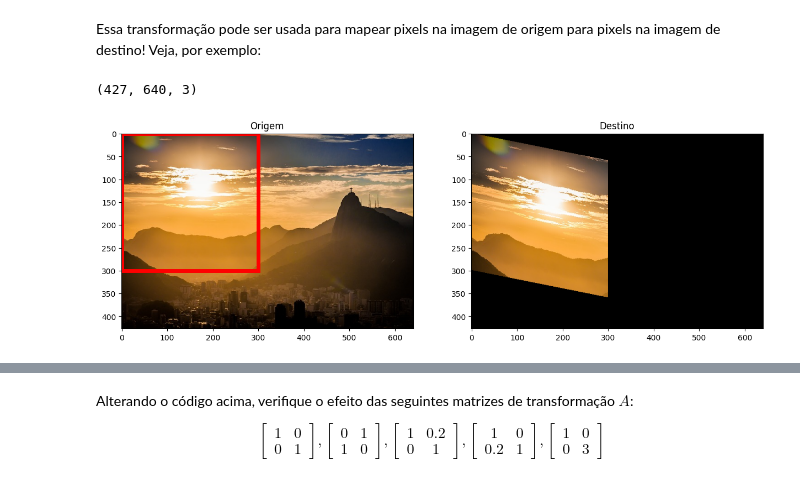
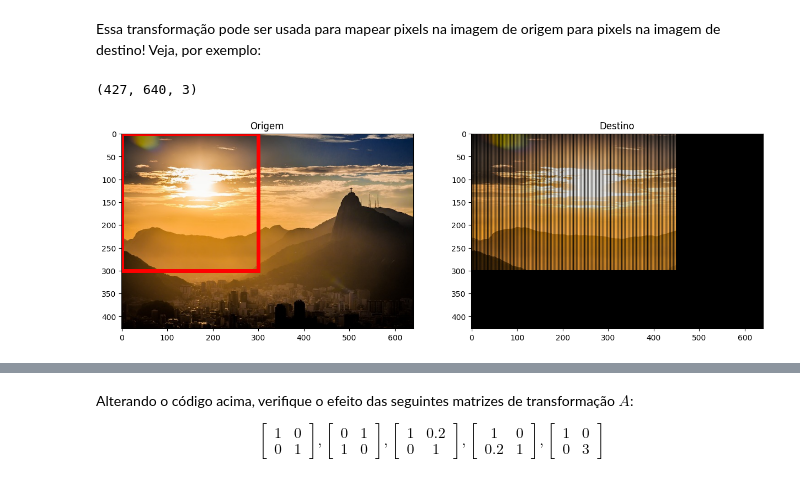
Before and after one commit to LuccaHiratsuca/AlgLin23-2, a Jupyter notebook: notebooks/03-geometria_analitica.ipynb, the cells around one changed output, grey strips where cells are left out. Drawn from its saved outputs; the diff is of its cells as text; code cells hidden in the pictures.

```diff
--- a/notebooks/03-geometria_analitica.ipynb
+++ b/notebooks/03-geometria_analitica.ipynb
@@ -903,32 +902,32 @@ Essa transformação pode ser usada para mapear pixels na imagem de origem para
 # %%
 image = mpimg.imread("rio_de_janeiro.jpg")
 image_ = np.zeros_like(image)
 
 X = criar_indices(0, 300, 0, 300)
 
-# A = np.array([[1, 0], [0, 1]])
+A = np.array([[1, 0], [0, 1.5]])
 # A = np.array([[0, 1], [1, 0]])
-A = np.array([[1, 0.2], [0, 1]])
+# A = np.array([[1, 0.2], [0, 1]])
 # A = np.array([[1, 0], [0, 3]])# Erro: Ao chegar no indice 214, ao multiplica-los por 3, passa do limite de 600 pixels.
 
 
 Xd = A @ X
 Xd = Xd.astype(int)
 
 image_[Xd[0,:], Xd[1,:], :] = image[X[0,:], X[1,:], :]
 
 print(image_.shape)
 plt.figure(figsize=(15,15))
 plt.subplot(1,2,1)
 plt.imshow(image)
 # Adiciona o retângulo indicando a área que foi recortada:
 plt.gca().add_patch(Rectangle((0,0),300,300,linewidth=5,edgecolor='r',facecolor='none'))
 
 plt.title('Origem')
 plt.subplot(1,2,2)
 plt.imshow(image_)
 plt.title('Destino')
 plt.show()
 # %% [output]
 (427, 640, 3)
-[figure, old version]
+[figure, new version]
```
Also changed, not shown: parts of 9 cells of this notebook, 1 other file.
